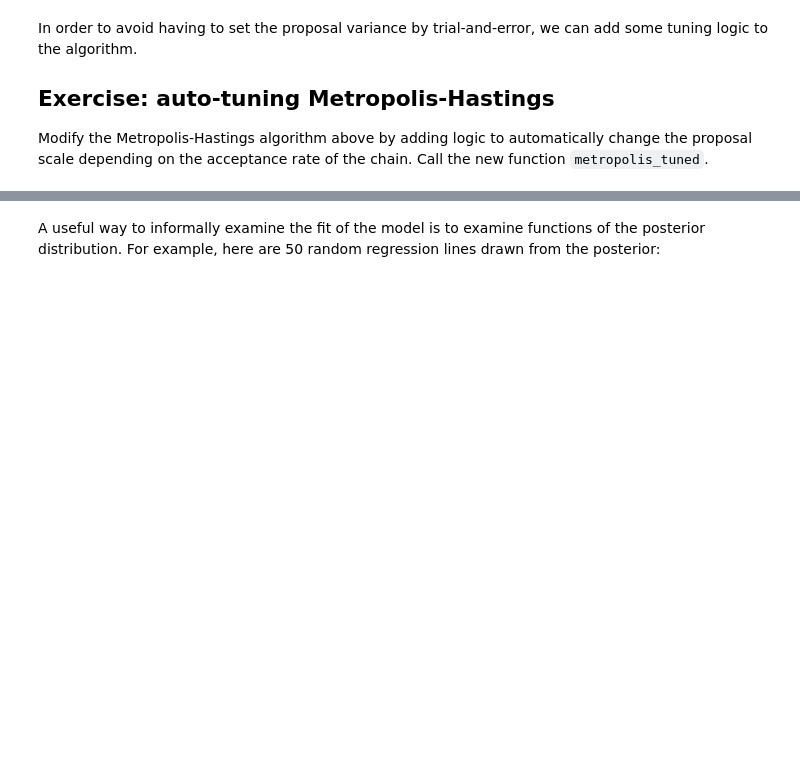
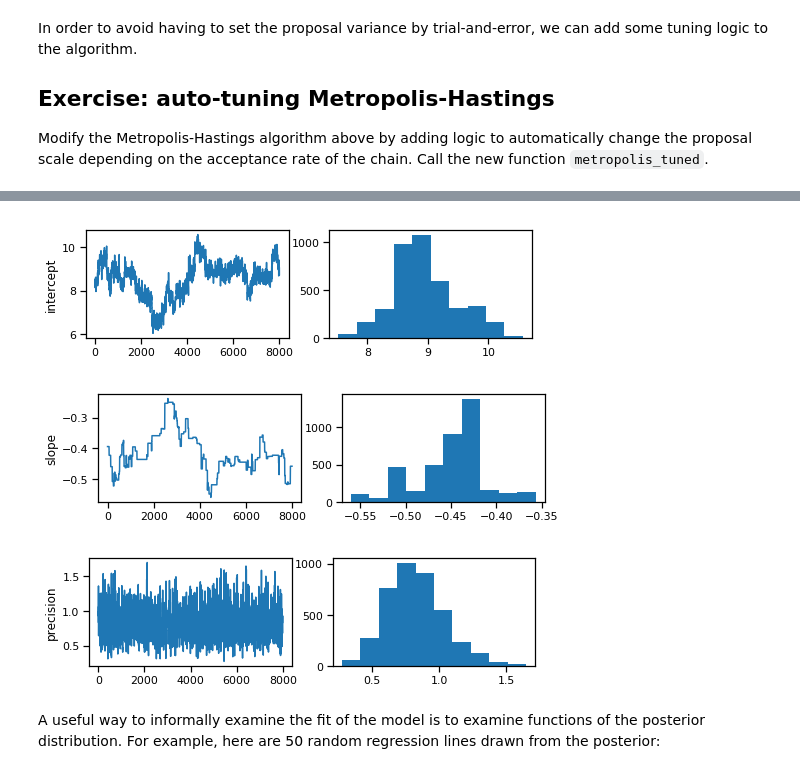
Before and after one commit to alvinjeffery/Bios8366, a Jupyter notebook: notebooks/Section4_2-MCMC.ipynb, the cells around one changed output, grey strips where cells are left out. Cells and saved outputs as stored; diff of their text form; code cells hidden in the pictures; blank space fills up the shorter version.

```diff
--- a/notebooks/Section4_2-MCMC.ipynb
+++ b/notebooks/Section4_2-MCMC.ipynb
@@ -374,12 +370,12 @@ rnorm = np.random.normal
 runif = np.random.rand
 
 
-def metropolis(n_iterations, initial_values, prop_var=1):
+def metropolis(n_iterations, initial_values, prop_scale=1):
 
     n_params = len(initial_values)
 
     # Initial proposal standard deviations
-    prop_sd = [prop_var]*n_params
+    prop_sd = [prop_scale]*n_params
 
     # Initialize trace for parameters
     trace = np.empty((n_iterations+1, n_params))
@@ -406,7 +402,7 @@ def metropolis(n_iterations, initial_values, prop_var=1):
             p = trace[i].copy()
 
             # Propose new value
-            if j==2:
+            if j==2: # this index points to the t (theta) parameter
                 # Ensure tau is positive
                 theta = np.exp(rnorm(np.log(current_params[j]), prop_sd[j]))
             else:
@@ -431,7 +427,7 @@ def metropolis(n_iterations, initial_values, prop_var=1):
                 current_log_prob = proposed_log_prob
                 accepted[j] += 1
             else:
-                # Reject
+                # Reject (but keeps propogates the same value to keep the trace)
                 trace[i+1,j] = trace[i,j]
 
     return trace, accepted
@@ -483,3 +602,14 @@ for param, samples in zip(['intercept', 'slope', 'precision'], trace_tuned.T):
+# %%
+# plotting only after the burn-in period
+for param, samples in zip(['intercept', 'slope', 'precision'], trace_tuned[2000:].T):
+    fig, axes = plt.subplots(1, 2, figsize=(8, 2))
+    axes[0].plot(samples)
+    axes[0].set_ylabel(param)
+    axes[1].hist(samples[int(len(samples)/2):])
+# %% [output]
+[figure, added]
+[figure, added]
+[figure, added]
 # %% [markdown]
 A useful way to informally examine the fit of the model is to examine functions of the posterior distribution. For example, here are 50 random regression lines drawn from the posterior:
 # %%
```
Also changed, not shown: parts of 26 cells of this notebook, 2 other files.
